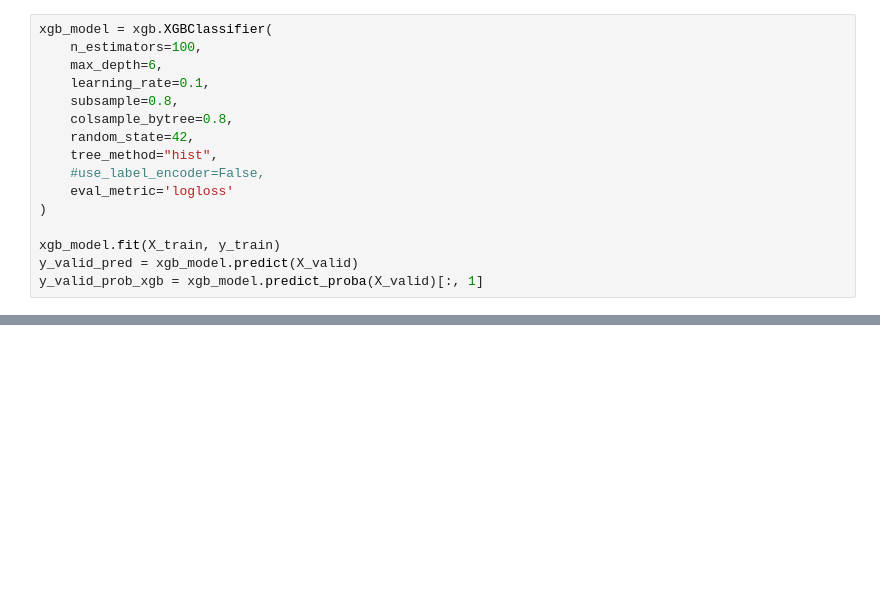
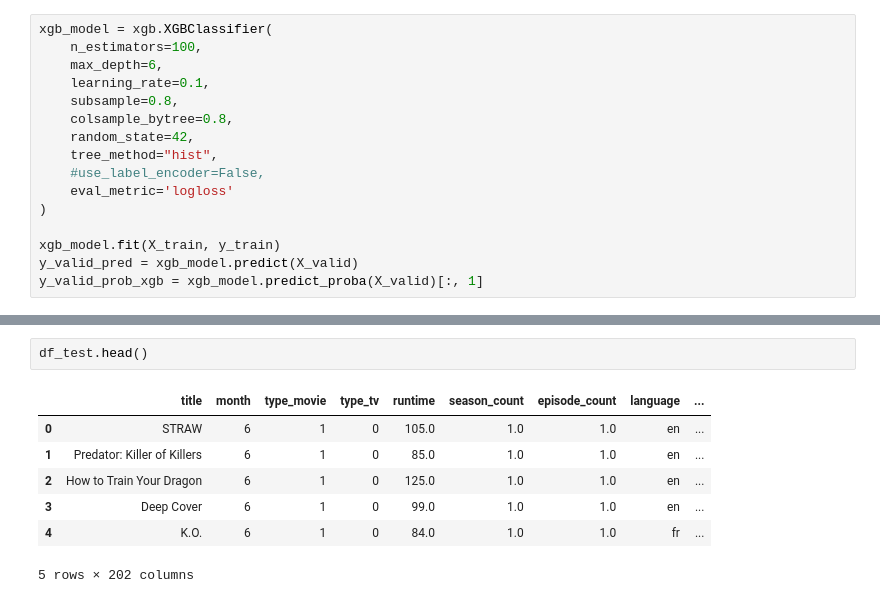
Before and after one commit to bini0126/weekend_ai, a Jupyter notebook: project_1/6. XGBoost.ipynb, the cells around one changed output, grey strips where cells are left out. Drawn from its saved outputs; the diff is of its cells as text; blank space fills up the shorter version.

```diff
--- a/project_1/6. XGBoost.ipynb
+++ b/project_1/6. XGBoost.ipynb
@@ -87,0 +404,10 @@ weighted avg       0.83      0.84      0.83     15820
+# %%
+df_test.head()
+# %% [output]
+|  | title | month | type_movie | type_tv | runtime | season_count | episode_count | language | ... |
+| 0 | STRAW | 6 | 1 | 0 | 105.0 | 1.0 | 1.0 | en | ... |
+| 1 | Predator: Killer of Killers | 6 | 1 | 0 | 85.0 | 1.0 | 1.0 | en | ... |
+| 2 | How to Train Your Dragon | 6 | 1 | 0 | 125.0 | 1.0 | 1.0 | en | ... |
+| 3 | Deep Cover | 6 | 1 | 0 | 99.0 | 1.0 | 1.0 | en | ... |
+| 4 | K.O. | 6 | 1 | 0 | 84.0 | 1.0 | 1.0 | fr | ... |
+5 rows × 202 columns
```
Also changed, not shown: parts of 9 cells of this notebook, 3 other files.
